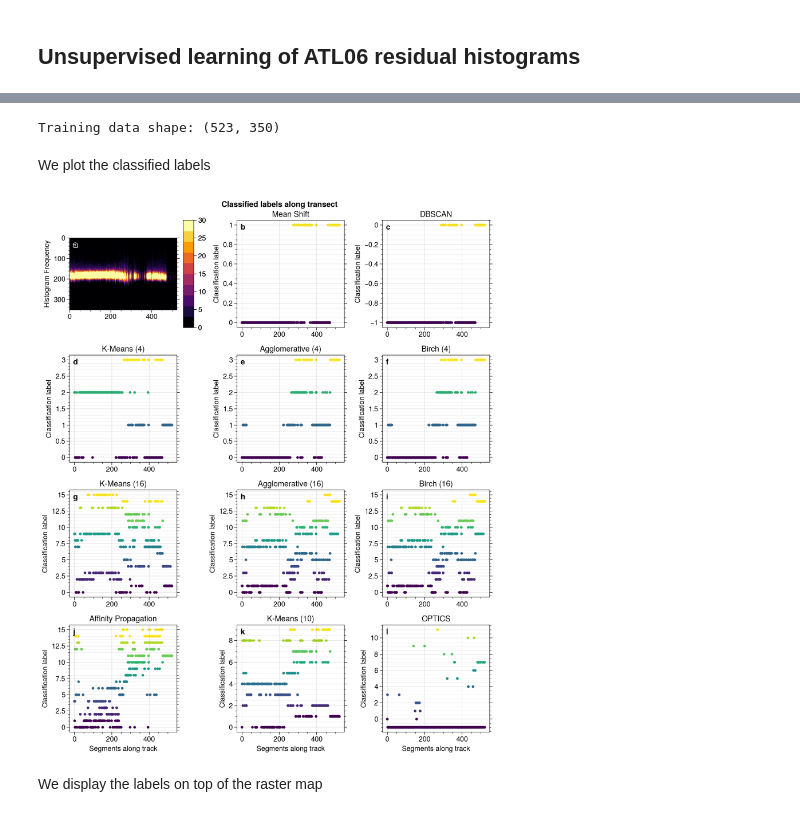
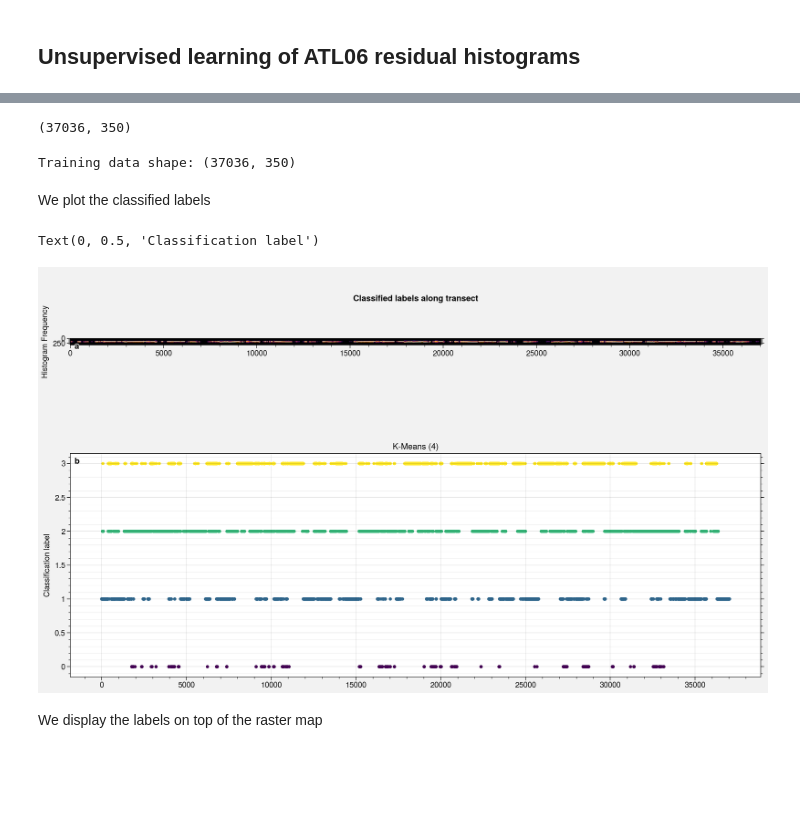
Before and after one commit to ICESAT-2HackWeek/surface_classification, a Jupyter notebook: scripts/Antarctica_clustering.ipynb, the cells around one changed output, grey strips where cells are left out. Cells and saved outputs as stored; diff of their text form; code cells hidden in the pictures; blank space fills up the shorter version.

```diff
--- a/scripts/Antarctica_clustering.ipynb
+++ b/scripts/Antarctica_clustering.ipynb
@@ -117,11 +237,21 @@ from sklearn.cluster import KMeans,AffinityPropagation,DBSCAN,OPTICS,MeanShift,A
+# %%
+# Concatenate all subregions together
+data = np.concatenate((data_array), axis=0)
+
+print(data.shape)
+
+# normalize dataset for easier parameter selection
+X = StandardScaler().fit_transform(data)
+# %% [output]
+(37036, 350)
 # %%
 #-- K MEANS CLUSTERING
 
-print("Training data shape: " + str(data.shape))
+print("Training data shape: " + str(X.shape))
 
 # Use int random_state in order to make centroid initialization deterministic
-kmeans4 = KMeans(n_clusters=4, random_state=1).fit(data)
-kmeans10 = KMeans(n_clusters=10, random_state=1).fit(data)
-kmeans16 = KMeans(n_clusters=16, random_state=1).fit(data)
+kmeans4 = KMeans(n_clusters=4, random_state=1).fit(X)
+#kmeans10 = KMeans(n_clusters=10, random_state=1).fit(X)
+#kmeans16 = KMeans(n_clusters=16, random_state=1).fit(X)
 # %% [output]
-Training data shape: (523, 350)
+Training data shape: (37036, 350)
@@ -148,7 +281,30 @@ birch16 = Birch(n_clusters=16).fit(data)
 # %% [markdown]
 We plot the classified labels
+# %%
+figk, axk = plot.subplots(ncols=1, nrows=2, share=0, width=12, height=7)
+
+figk.suptitle("Classified labels along transect")
+
+axk.format(
+        abc=True, abcloc='ul',
+        ygridminor=True,
+        ytickloc='both', yticklabelloc='left'
+)
+
+# Residual histograms
+axk[0].imshow(np.transpose(data),vmin=0,vmax=30,cmap='inferno')
+axk[0].set_ylabel('Histogram Frequency')
+
+
+#-- MEAN SHIFT
+axk[1].scatter(range(0,data.shape[0]), kmeans4.labels_, c=kmeans4.labels_, s=10, cmap='viridis')
+axk[1].set_title('K-Means (4)')
+axk[1].set_ylabel('Classification label')
+# %% [output]
+Text(0, 0.5, 'Classification label')
+[figure, added]
 # %%
-fig1, ax1 = plot.subplots(ncols=3, nrows=4, share=0, width=9, height=11)
+fig1, ax1 = plot.subplots(ncols=3, nrows=3, share=0, width=9, height=11)
 
 fig1.suptitle("Classified labels along transect")
 
@@ -199,6 +355,7 @@ ax1[1,2].set_ylabel('Classification label')
 #-- row with 16 CLUSTERS
 #----------------------
 #-- k means
+"""
 ax1[2,0].scatter(range(0,data.shape[0]), kmeans16.labels_, c=kmeans16.labels_, s=10, cmap='viridis')
 ax1[2,0].set_title('K-Means (16)')
 ax1[2,0].set_ylabel('Classification label')
@@ -214,30 +371,33 @@ ax1[2,2].scatter(range(0,data.shape[0]), birch16.labels_, c=birch16.labels_, s=1
 ax1[2,2].set_title('Birch (16)')
 ax1[2,2].set_ylabel('Classification label')
 
+
 #-- PLOT AFFINITY
-ax1[3,0].scatter(range(0,data.shape[0]), affinity.labels_, c=affinity.labels_, s=10, cmap='viridis')
-ax1[3,0].set_title('Affinity Propagation')
-ax1[3,0].set_ylabel('Classification label')
+ax1[2,0].scatter(range(0,data.shape[0]), affinity.labels_, c=affinity.labels_, s=10, cmap='viridis')
+ax1[2,0].set_title('Affinity Propagation')
+ax1[2,0].set_ylabel('Classification label')
 
 #-- k means (10)
-ax1[3,1].scatter(range(0,data.shape[0]), kmeans10.labels_, c=kmeans10.labels_, s=10, cmap='viridis')
-ax1[3,1].set_title('K-Means (10)')
-ax1[3,1].set_ylabel('Classification label')
+ax1[2,1].scatter(range(0,data.shape[0]), kmeans10.labels_, c=kmeans10.labels_, s=10, cmap='viridis')
+ax1[2,1].set_title('K-Means (10)')
+ax1[2,1].set_ylabel('Classification label')
 
 #-- optics
-ax1[3,2].scatter(range(0,data.shape[0]), optics.labels_, c=optics.labels_, s=10, cmap='viridis')
-ax1[3,2].set_title('OPTICS')
-ax1[3,2].set_ylabel('Classification label')
+ax1[2,2].scatter(range(0,data.shape[0]), optics.labels_, c=optics.labels_, s=10, cmap='viridis')
+ax1[2,2].set_title('OPTICS')
+ax1[2,2].set_ylabel('Classification label')
 
+"""
 
 #-- label x axes
 for i in range(3):
     ax1[3,i].set_xlabel('Segments along track')
 
-# plt.tight_layout()
+if not os.path.exists(path_clustering):
+    os.makedirs(path_clustering)
+fig1.savefig(os.path.join(path_clustering, 'clustering' + str(spatial_extent) + '.jpeg'))
+
 plt.show()
-# %% [output]
-[figure, removed]
 # %% [markdown]
 We display the labels on top of the raster map
 # %%
```
Also changed, not shown: parts of 32 cells of this notebook, 1 other file.
